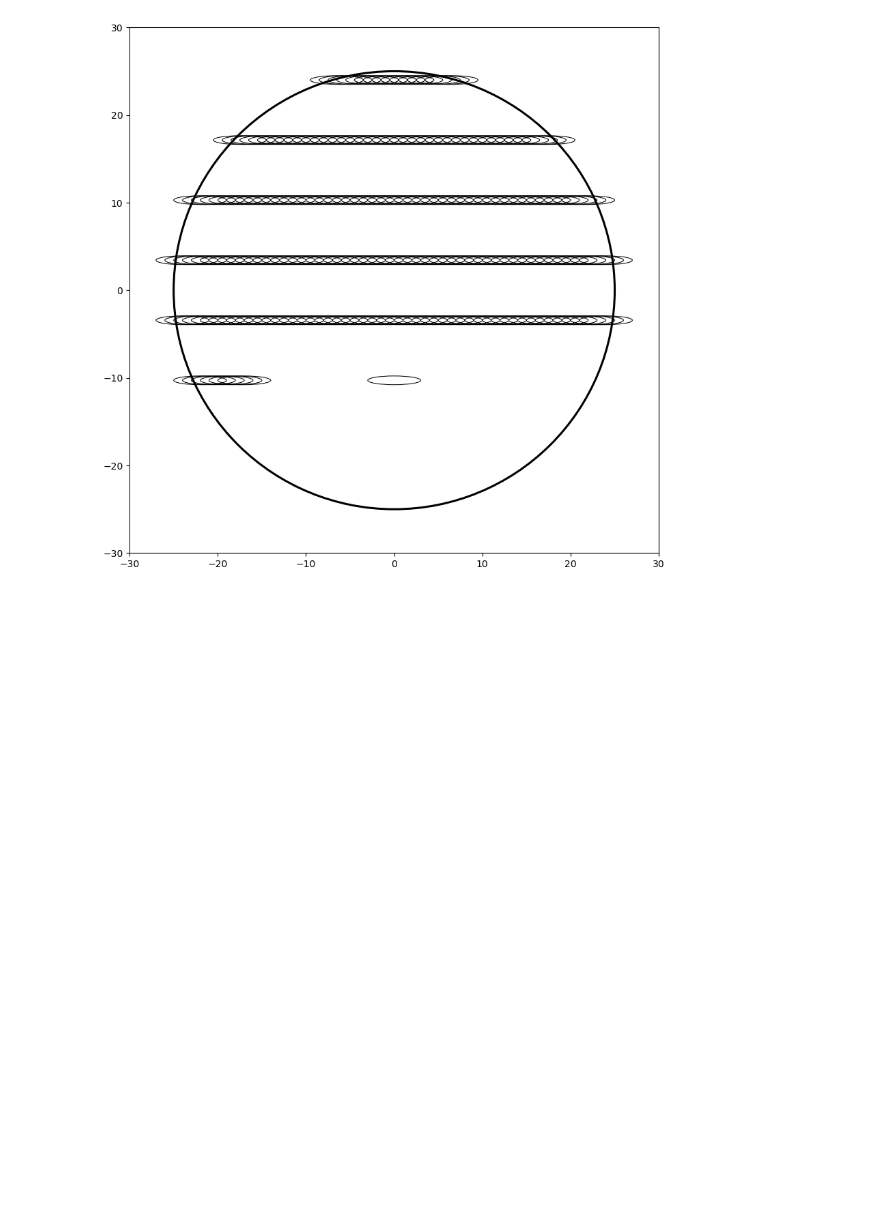
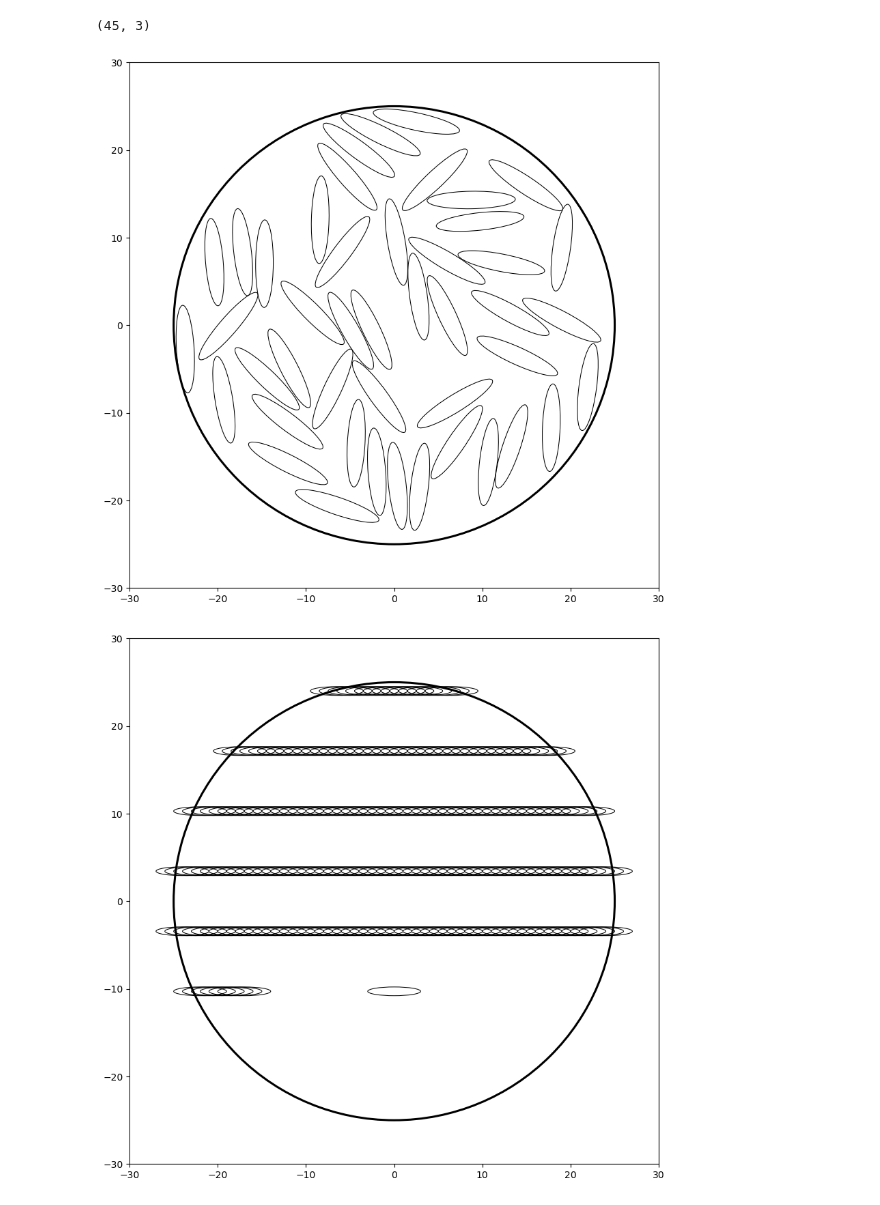
Before and after one commit to SyuW/Liquid-Crystals-Monte-Carlo, a Jupyter notebook: src/cpp/plot_initial.ipynb, the cells around one changed output. Saved outputs shown, nothing was run; the diff lists cells and outputs as text; code cells hidden in the pictures; blank space fills up the shorter version.

```diff
--- a/src/cpp/plot_initial.ipynb
+++ b/src/cpp/plot_initial.ipynb
@@ -4,6 +4,37 @@ import matplotlib.pyplot as plt
 
 from matplotlib.collections import PatchCollection
 from matplotlib.patches import Ellipse, Rectangle, Circle, Wedge
+# %%
+positions_file = "finalPositions.txt"
+
+arr = np.genfromtxt(positions_file, dtype=float, delimiter=",")
+
+a = 5
+b = 1
+
+print(arr.shape)
+
+fig, ax = plt.subplots()
+fig.set_size_inches(10, 10)
+outer_circle = plt.Circle((0, 0), 25, color="black", fill=False, linewidth=2.2)
+ax.add_patch(outer_circle)
+
+for i in range(0, arr.shape[0]):
+    pos = arr[i, :]
+    ellipse_angle = (180 / np.pi) * (pos[-1] % np.pi)
+    particle = Ellipse(xy=pos[:-1], angle=ellipse_angle,
+                    width=2 * a, height=2 * b,
+                    linewidth=0.75, color='black', fill=False)
+    ax.add_patch(particle)
+
+scale = 25
+ax.set_xlim(-scale-5, scale+5)
+ax.set_ylim(-scale-5, scale+5)
+
+plt.show()
+# %% [output]
+(45, 3)
+[figure, added]
 # %%
 positions_file = "finalPositions.txt"
 
```
Also changed, not shown: 6 other files.
